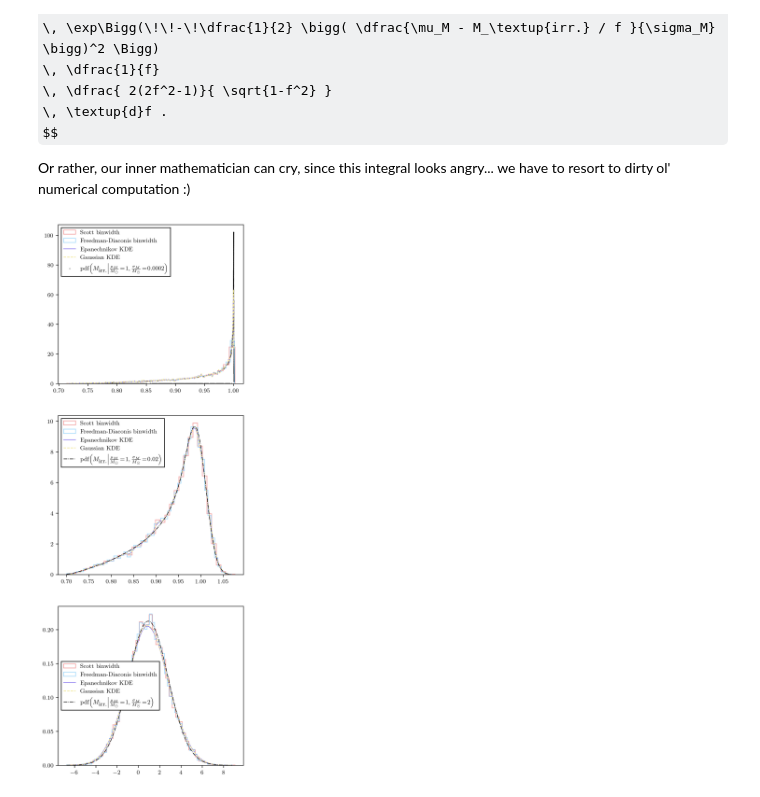
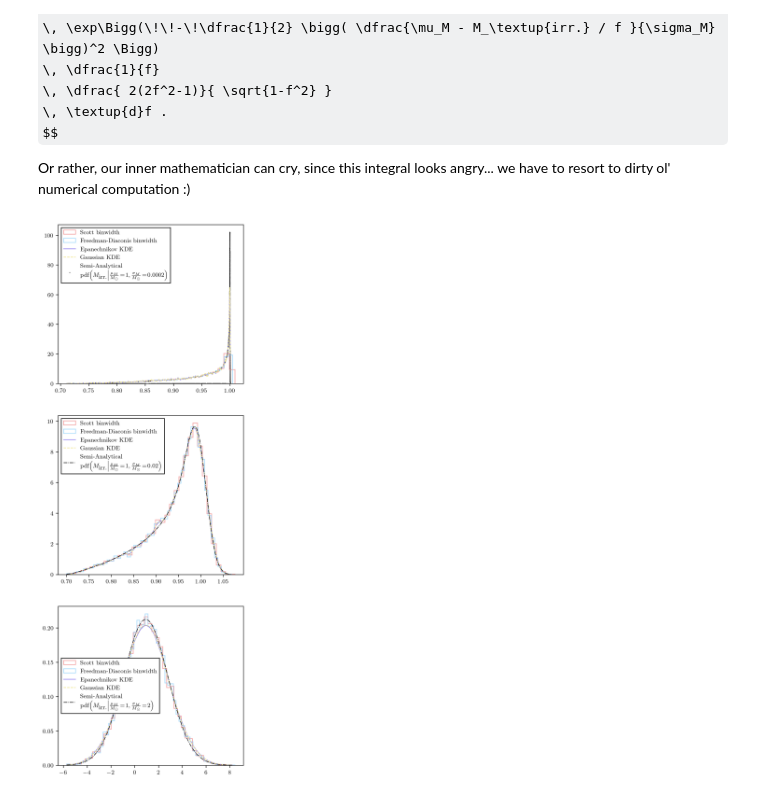
Before and after one commit to Andrea-Pierini/astrostatistics_bicocca_2022-1, a Jupyter notebook: working/L07.ipynb, the cells around one changed output. Drawn from its saved outputs; the diff is of its cells as text; code cells hidden in the pictures; some formulas as TeX source.

```diff
--- a/working/L07.ipynb
+++ b/working/L07.ipynb
@@ -464,9 +464,9 @@ PDF_large_theory = np.zeros_like(Mirr_large_theory)
 for i, ml in enumerate(Mirr_large_theory):
     PDF_large_theory[i] = pdf_M_irr(ml,m=mu_M,s=sigma_large)
 
-label_pdf =  r'$ \textup{pdf}\big( M_\textup{irr.} \big| \frac{\mu_M}{M_\odot}\!=\!1, \frac{\sigma_M}{M_\odot}\!=\!0.02 \big) $ '
-label_pdf_small =  r'$ \textup{pdf}\big( M_\textup{irr.} \big| \frac{\mu_M}{M_\odot}\!=\!1, \frac{\sigma_M}{M_\odot}\!=\!0.0002 \big) $ '
-label_pdf_large =  r'$ \textup{pdf}\big( M_\textup{irr.} \big| \frac{\mu_M}{M_\odot}\!=\!1, \frac{\sigma_M}{M_\odot}\!=\!2 \big) $ '
+label_pdf = 'Semi-Analytical\n'+ r'$ \textup{pdf}\big( M_\textup{irr.} \big| \frac{\mu_M}{M_\odot}\!=\!1, \frac{\sigma_M}{M_\odot}\!=\!0.02 \big) $ '
+label_pdf_small = 'Semi-Analytical\n'+ r'$ \textup{pdf}\big( M_\textup{irr.} \big| \frac{\mu_M}{M_\odot}\!=\!1, \frac{\sigma_M}{M_\odot}\!=\!0.0002 \big) $ '
+label_pdf_large = 'Semi-Analytical\n'+ r'$ \textup{pdf}\big( M_\textup{irr.} \big| \frac{\mu_M}{M_\odot}\!=\!1, \frac{\sigma_M}{M_\odot}\!=\!2 \big) $ '
 
 # the histograms (previous results + new histograms for large and small sigma)
 _ = fancyhist(M_irr, ax=ax[1], bins="scott", histtype="step",density=True, alpha=0.75, color='lightcoral', label='Scott binwidth')
@@ -482,31 +482,31 @@ ax[1].plot(Mirr_KDE, PDF_gauss, ls='--', lw=1, color='khaki', label='Gaussian KD
 ax[0].plot(Mirr_small_KDE, PDF_small_epan, ls='-', lw=0.85, color='mediumslateblue', label='Epanechnikov KDE')
 ax[0].plot(Mirr_small_KDE, PDF_small_gauss, ls='--', lw=1, color='khaki', label='Gaussian KDE')
 ax[2].plot(Mirr_large_KDE, PDF_large_epan, ls='-', lw=0.85, color='mediumslateblue', label='Epanechnikov KDE')
 ax[2].plot(Mirr_large_KDE, PDF_large_gauss, ls='--', lw=1, color='khaki', label='Gaussian KDE')
 
 # Finally, the pdf we have computed semi-analytically
 ax[1].plot(Mirr_theory, PDF_theory, color='black', ls='-.', lw=0.85, label=label_pdf)
 ax[0].scatter(Mirr_small_theory, PDF_small_theory, color='black', s=0.1, label=label_pdf_small)
 ax[2].plot(Mirr_large_theory, PDF_large_theory, color='black', ls='-.', lw=0.85, label=label_pdf_large)
 
 _ = ax[1].legend(loc=2,frameon=True, framealpha=1, fancybox=False, edgecolor='black')
 _ = ax[0].legend(loc=2,frameon=True, framealpha=1, fancybox=False, edgecolor='black')
 _ = ax[2].legend(loc=6,frameon=True, framealpha=1, fancybox=False, edgecolor='black')
 
 #-------------------------------------------------------------------------
 # do we want to save the figure?
 if True:
     if current_pwd[-6:] == 'GitHub':
         fig.savefig('./working/L07_images/L07_Mirr_Histo_and_KDE_and_Semi-analytical.pdf', bbox_inches='tight')
     elif current_pwd[-14:] == 'GitHub\working':
         fig.savefig('./L07_images/L07_Mirr_Histo_and_KDE_and_Semi-analytical.pdf', bbox_inches='tight')
 
 # title_pdf =  r'$ \textup{pdf}(M_\textup{irr.}) = '
 # title_pdf += r'{\displaystyle \int_{\sqrt{\frac{1}{2}}}^1 } '
 # title_pdf += r'\, {\displaystyle \frac{ 1 }{\sqrt{2\pi}\sigma_M} }'
 # title_pdf += r'\, {\displaystyle \exp\Bigg(\!\!-\!\frac{1}{2} \bigg( \frac{\mu_M - M_\textup{irr.} / f }{\sigma_M} \bigg)^2 \Bigg) } '
 # title_pdf += r'\, {\displaystyle \frac{ 2(2f^2-1)}{ \sqrt{1-f^2} } }'
 # title_pdf += r'\, {\displaystyle \frac{\textup{d}f}{f}} $'
 # ax.set_title(title_pdf)
 # %% [output]
-[figure, old version]
+[figure, new version]
```
Also changed, not shown: 4 other files.
